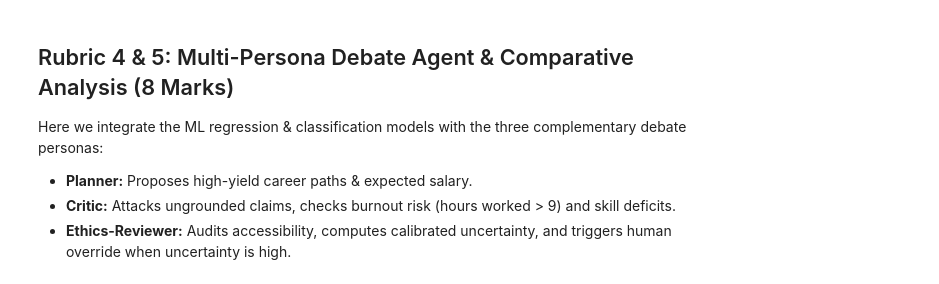
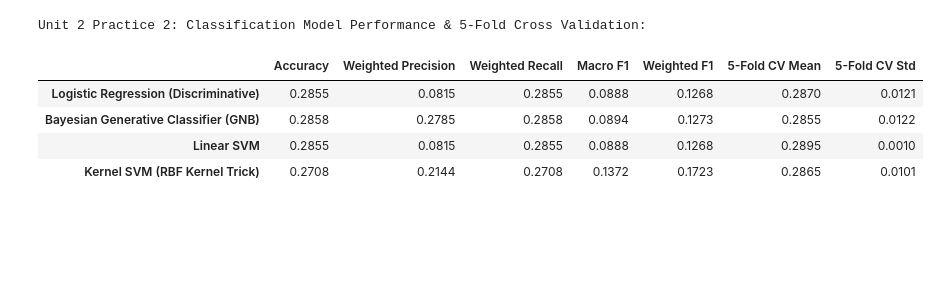
Before and after one commit to parth2024-tech/SRM-21CSC305P-Machine-Learning-Career-Guidance-Debate-Agent, a Jupyter notebook: pbl1_career_guidance_debate.ipynb, the cells around one changed output. Saved outputs shown, nothing was run; the diff lists cells and outputs as text; code cells hidden in the pictures; blank space fills up the shorter version.

```diff
--- a/pbl1_career_guidance_debate.ipynb
+++ b/pbl1_career_guidance_debate.ipynb
@@ -199,30 +382,37 @@ display(pd.DataFrame(reg_perf).T.round(4))
 # %%
-# --- Classification Models ---
+# [Cell 7] Classification Models Training & Cross-Validation
 clf_models = {
     'Logistic Regression (Discriminative)': LogisticRegression(max_iter=1000, solver='lbfgs', random_state=42),
     'Bayesian Generative Classifier (GNB)': GaussianNB(),
     'Linear SVM': SVC(kernel='linear', C=1.0, random_state=42),
     'Kernel SVM (RBF Kernel Trick)': SVC(kernel='rbf', C=1.0, gamma='scale', random_state=42)
 }
 
 clf_perf = {}
 for name, m in clf_models.items():
     if 'SVM' in name:
         m.fit(X_train_s[:4000], y_clf_train[:4000])
     else:
         m.fit(X_train_s, y_clf_train)
-    y_pred = m.predict(X_test_s)
+
+    preds = m.predict(X_test_s)
+    cv_scores = cross_val_score(m, X_train_s[:2000], y_clf_train[:2000], cv=5)
     clf_perf[name] = {
-        'Accuracy': accuracy_score(y_clf_test, y_pred),
-        'Macro F1': f1_score(y_clf_test, y_pred, average='macro', zero_division=0),
-        'Weighted F1': f1_score(y_clf_test, y_pred, average='weighted', zero_division=0)
+        'Accuracy': accuracy_score(y_clf_test, preds),
+        'Weighted Precision': precision_score(y_clf_test, preds, average='weighted', zero_division=0),
+        'Weighted Recall': recall_score(y_clf_test, preds, average='weighted', zero_division=0),
+        'Macro F1': f1_score(y_clf_test, preds, average='macro', zero_division=0),
+        'Weighted F1': f1_score(y_clf_test, preds, average='weighted', zero_division=0),
+        '5-Fold CV Mean': cv_scores.mean(),
+        '5-Fold CV Std': cv_scores.std()
     }
 
-print("Unit 2 Practice 2: Classification Model Performance:")
+print("Unit 2 Practice 2: Classification Model Performance & 5-Fold Cross Validation:")
 display(pd.DataFrame(clf_perf).T.round(4))
+# %% [output]
+Unit 2 Practice 2: Classification Model Performance & 5-Fold Cross Validation:
+|  | Accuracy | Weighted Precision | Weighted Recall | Macro F1 | Weighted F1 | 5-Fold CV Mean | 5-Fold CV Std |
+| Logistic Regression (Discriminative) | 0.2855 | 0.0815 | 0.2855 | 0.0888 | 0.1268 | 0.2870 | 0.0121 |
+| Bayesian Generative Classifier (GNB) | 0.2858 | 0.2785 | 0.2858 | 0.0894 | 0.1273 | 0.2855 | 0.0122 |
+| Linear SVM | 0.2855 | 0.0815 | 0.2855 | 0.0888 | 0.1268 | 0.2895 | 0.0010 |
+| Kernel SVM (RBF Kernel Trick) | 0.2708 | 0.2144 | 0.2708 | 0.1372 | 0.1723 | 0.2865 | 0.0101 |
-# %% [markdown]
-## Rubric 4 & 5: Multi-Persona Debate Agent & Comparative Analysis (8 Marks)
-Here we integrate the ML regression & classification models with the three complementary debate personas:
-* **Planner:** Proposes high-yield career paths & expected salary.
-* **Critic:** Attacks ungrounded claims, checks burnout risk (hours worked > 9) and skill deficits.
-* **Ethics-Reviewer:** Audits accessibility, computes calibrated uncertainty, and triggers human override when uncertainty is high.
```
Also changed, not shown: parts of 19 cells of this notebook, 1 other file.
